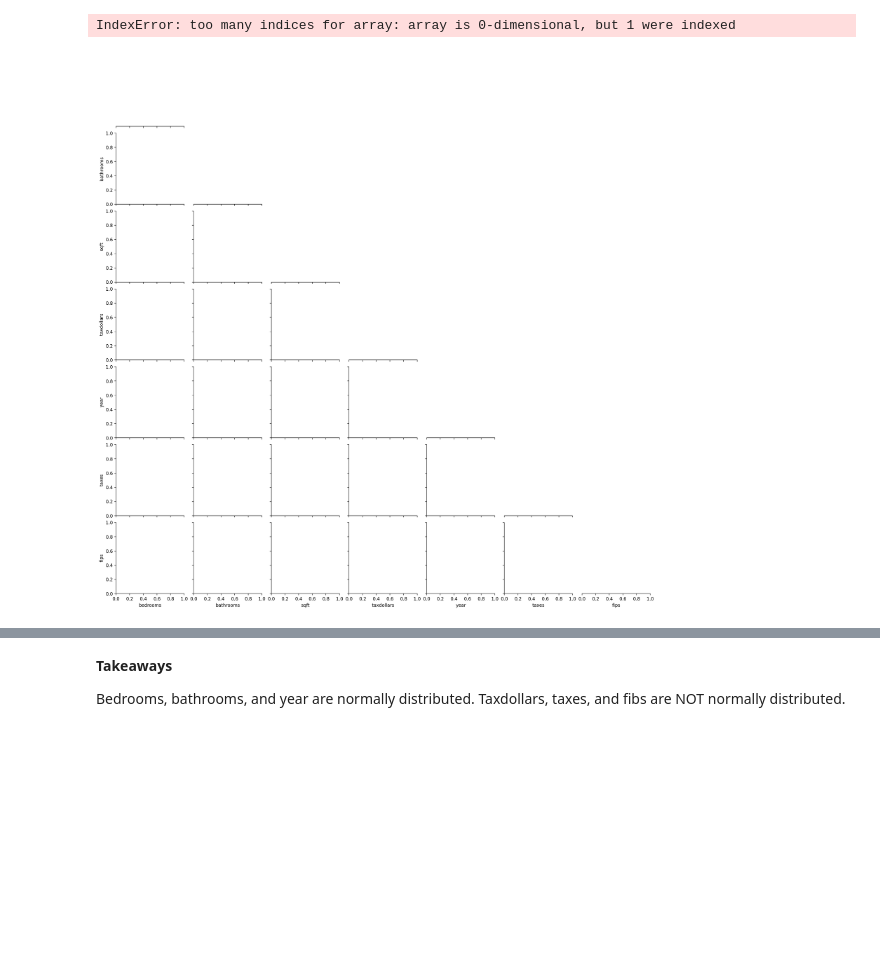
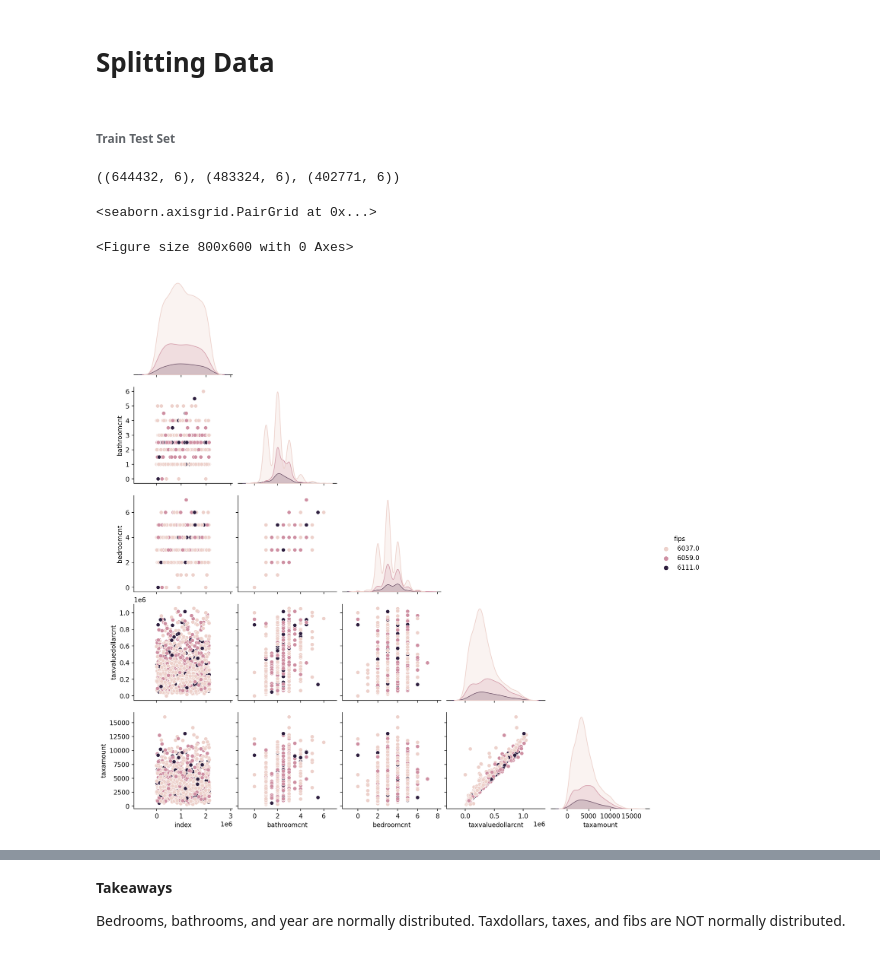
Before and after one commit to jacobpanyathong1/regression-exercises, a Jupyter notebook: explore.ipynb, the cells around one changed output, grey strips where cells are left out. Drawn from its saved outputs; the diff is of its cells as text; code cells hidden in the pictures; blank space fills up the shorter version.

```diff
--- a/explore.ipynb
+++ b/explore.ipynb
@@ -22,0 +45,6 @@ cont_var = ['bedrooms', 'bathrooms', 'sqft','taxdollars', 'year', 'taxes', 'fips
+# %%
+df=df[['bathroomcnt',
+       'bedroomcnt',
+       'taxvaluedollarcnt',
+       'taxamount',
+       'fips']]
@@ -22,0 +90,12 @@ cont_var = ['bedrooms', 'bathrooms', 'sqft','taxdollars', 'year', 'taxes', 'fips
+# %%
+def remove_null(df):
+    '''
+    Remove the nulls in DataFrame
+    '''
+    df['bathroomcnt'] = df.bathroomcnt.fillna(value=2.00)
+    df.bedroomcnt.fillna(value=3.0, inplace=True)
+    df.taxvaluedollarcnt.fillna(value=450000.0, inplace=True)
+    df.taxamount.fillna(value=5634.86, inplace=True)
+    return df
+# %%
+df = remove_null(df)
@@ -23,5 +130,18 @@ cont_var = ['bedrooms', 'bathrooms', 'sqft','taxdollars', 'year', 'taxes', 'fips
+# %% [markdown]
+# Splitting Data
+# %% [markdown]
+###### Train Test Set
+# %%
+train_validate, test = train_test_split(df, train_size=.8, random_state=50) # Trainvalidate Test
+train, validate= train_test_split(train_validate, train_size=.4, test_size=.3, random_state=50) # Train Validate
+# %%
+train.shape, validate.shape, test.shape # Shape of data splits
+# %% [output]
+((644432, 6), (483324, 6), (402771, 6))
 # %%
-sns.pairplot(train.sample(1000), corner=True)
+plt.figure(figsize=(8,6))
+sns.pairplot(train.sample(1000), hue='fips',corner=True)
 # %% [output]
-IndexError: too many indices for array: array is 0-dimensional, but 1 were indexed
+<seaborn.axisgrid.PairGrid at 0x...>
+<Figure size 800x600 with 0 Axes>
-[figure, old version]
+[figure, new version]
```
Also changed, not shown: parts of 19 cells of this notebook.
